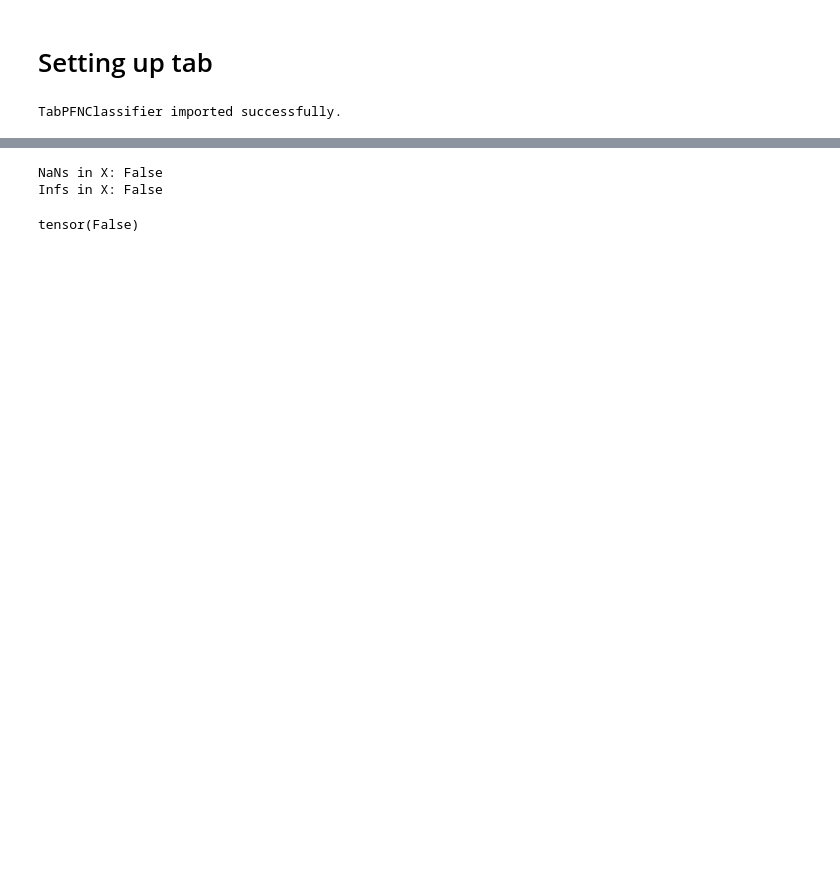
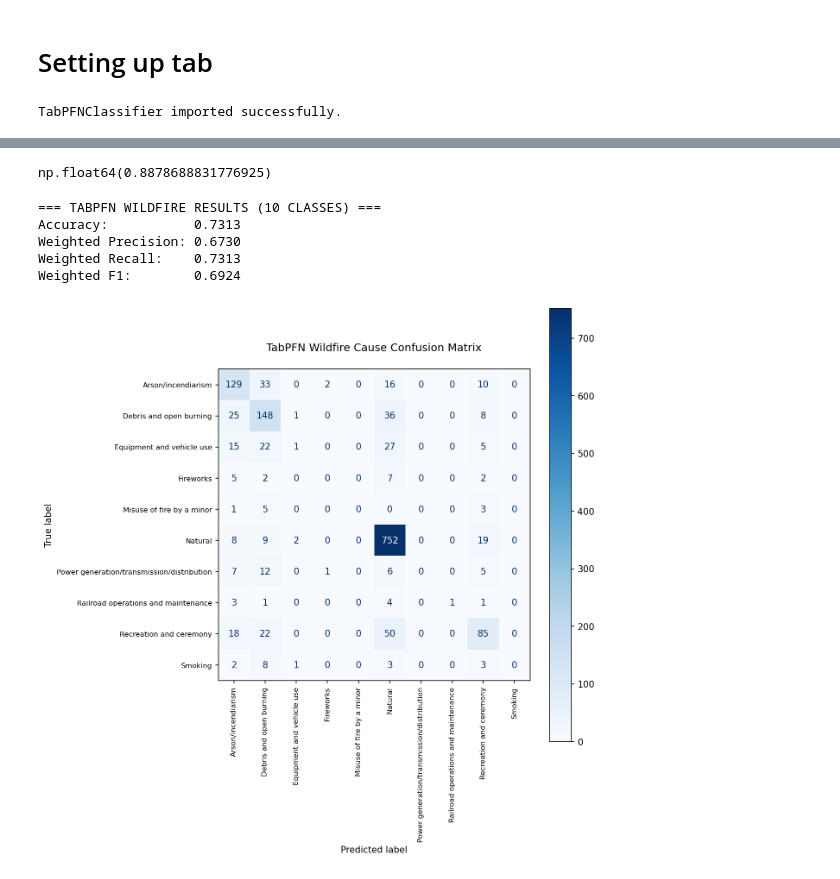
Before and after one commit to ilu24/eaee4000, a Jupyter notebook: 8_tab.ipynb, the cells around one changed output, grey strips where cells are left out. Drawn from its saved outputs; the diff is of its cells as text; code cells hidden in the pictures; blank space fills up the shorter version.

```diff
--- a/8_tab.ipynb
+++ b/8_tab.ipynb
@@ -168,9 +152,10 @@ X_train, X_test, y_train, y_test = train_test_split(
 # %%
-tabpfn_classifier = TabPFNClassifier(random_state=42)
+tabpfn_classifier = TabPFNClassifier(random_state=42, ignore_pretraining_limits=True)
 tabpfn_classifier.fit(X_train, y_train)
-y_pred_proba = tabpfn_classifier.predict_proba(X_test)
 
-# Calculate the ROC AUC score
-roc_auc = roc_auc_score(y_test, y_pred_proba[:, 1])
-print(f"TabPFN ROC AUC Score: {roc_auc:.4f}")
+y_pred_train = tabpfn_classifier.predict_proba(X_train)
+y_pred_test = tabpfn_classifier.predict_proba(X_test)
+
+print("✅ Train preds:", y_pred_train.shape)
+print("✅ Test preds:", y_pred_test.shape)
 # %% [output]
@@ -198,12 +164,51 @@ dtype: int64
+# %%
+roc_auc_score(y_test, y_pred_test, multi_class='ovr')
+# %% [output]
+np.float64(0.8878688831776925)
+# %%
+y_pred = tabpfn_classifier.predict(X_test)
 # %%
-import numpy as np
-print("NaNs in X:", np.isnan(X_final.to_numpy()).any())
-print("Infs in X:", np.isinf(X_final.to_numpy()).any())
+from sklearn.metrics import classification_report, confusion_matrix, accuracy_score
+import pandas as pd
+
+# Weighted metrics
+report = classification_report(y_test, y_pred, output_dict=True, zero_division=0)
+weighted_precision = report['weighted avg']['precision']
+weighted_recall = report['weighted avg']['recall']
+weighted_f1 = report['weighted avg']['f1-score']
+accuracy = accuracy_score(y_test, y_pred)
+
+print("=== TABPFN WILDFIRE RESULTS (10 CLASSES) ===")
+print(f"Accuracy:           {accuracy:.4f}")
+print(f"Weighted Precision: {weighted_precision:.4f}")
+print(f"Weighted Recall:    {weighted_recall:.4f}")
+print(f"Weighted F1:        {weighted_f1:.4f}")
 # %% [output]
-NaNs in X: False
-Infs in X: False
+=== TABPFN WILDFIRE RESULTS (10 CLASSES) ===
+Accuracy:           0.7313
+Weighted Precision: 0.6730
+Weighted Recall:    0.7313
+Weighted F1:        0.6924
-# %%
-import torch
-torch.isnan(torch.tensor(X_final.values, dtype=torch.float32)).any()
-# %% [output]
-tensor(False)
+# %%
+# Confusion Matrix
+from sklearn.metrics import ConfusionMatrixDisplay
+import matplotlib.pyplot as plt
+import numpy as np
+
+cm = confusion_matrix(y_test, y_pred)
+
+fig, ax = plt.subplots(figsize=(9, 9), dpi=150)
+
+disp = ConfusionMatrixDisplay(
+    confusion_matrix=cm,
+    display_labels=label_encoder.inverse_transform(np.arange(len(label_encoder.classes_)))
+)
+disp.plot(cmap="Blues", ax=ax, colorbar=True, values_format=".0f")
+plt.xticks(rotation=90, fontsize=8)
+plt.yticks(fontsize=8)
+plt.title('TabPFN Wildfire Cause Confusion Matrix', fontsize=12, pad=20)
+plt.tight_layout()
+plt.savefig('tabpfn_confusion_matrix.png', dpi=300, bbox_inches='tight')
+plt.show()
+# %% [output]
+[figure, added]
```
Also changed, not shown: parts of 12 cells of this notebook, 1 other file.
